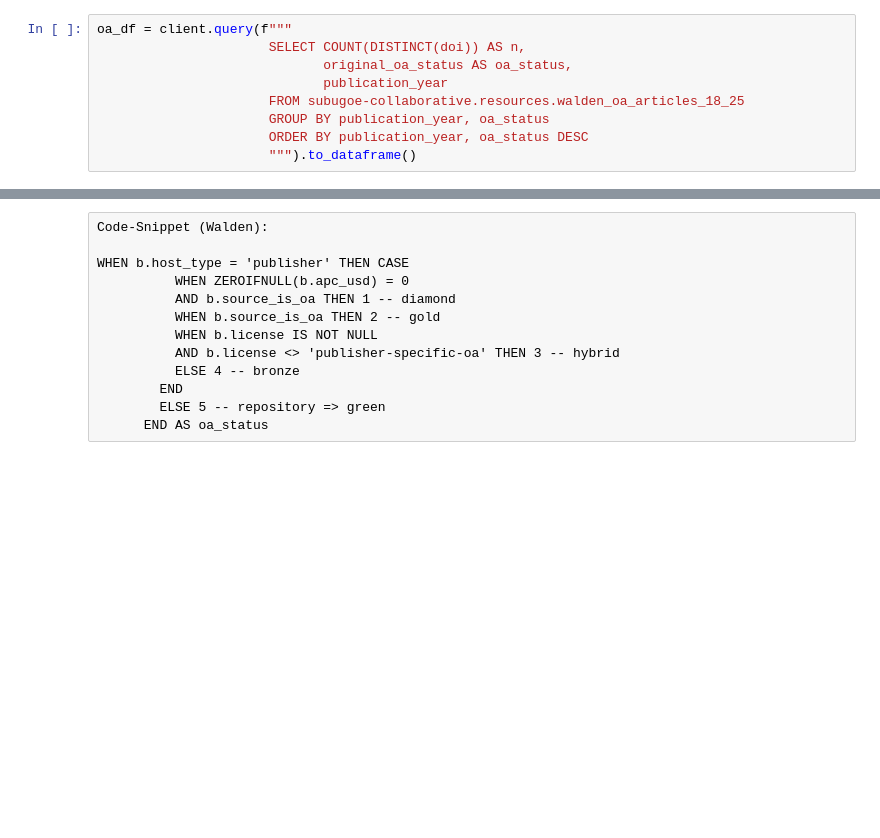
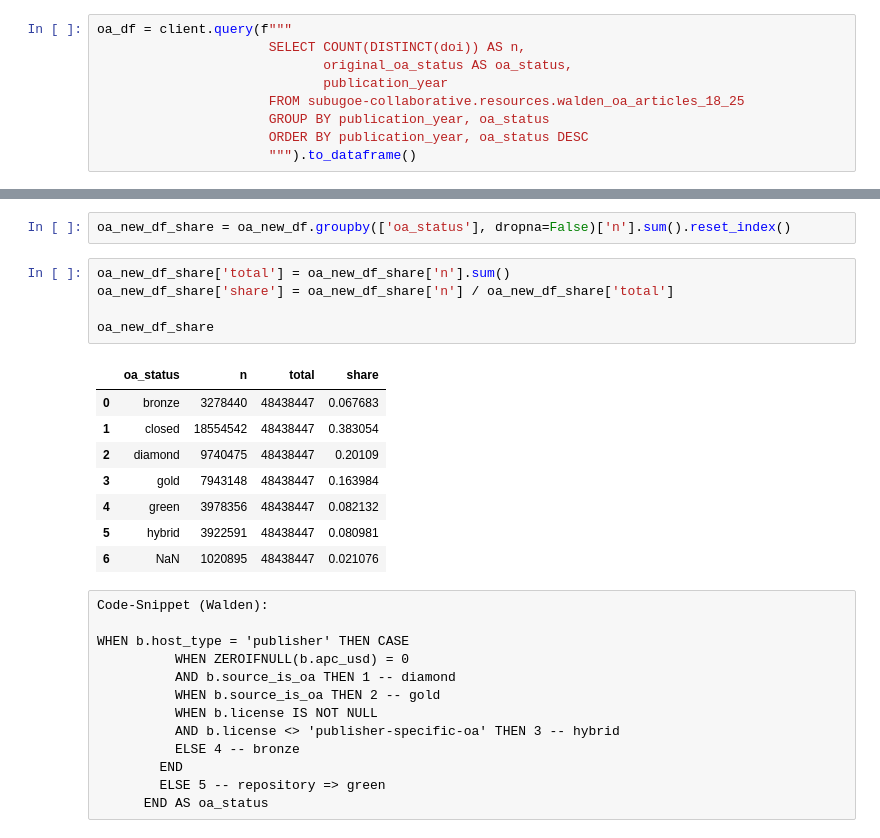
Before and after one commit to naustica/walden_oa, a Jupyter notebook: Codebook.ipynb, the cells around one changed output, grey strips where cells are left out. Saved outputs shown, nothing was run; the diff lists cells and outputs as text; blank space fills up the shorter version.

```diff
--- a/Codebook.ipynb
+++ b/Codebook.ipynb
@@ -203,3 +225,19 @@ calculate_changes(oa_df.groupby(['oa_status'])['n'].sum().reset_index(),
+# %%
+oa_new_df_share = oa_new_df.groupby(['oa_status'], dropna=False)['n'].sum().reset_index()
+# %%
+oa_new_df_share['total'] = oa_new_df_share['n'].sum()
+oa_new_df_share['share'] = oa_new_df_share['n'] / oa_new_df_share['total']
+
+oa_new_df_share
+# %% [output]
+|  | oa_status | n | total | share |
+| 0 | bronze | 3278440 | 48438447 | 0.067683 |
+| 1 | closed | 18554542 | 48438447 | 0.383054 |
+| 2 | diamond | 9740475 | 48438447 | 0.20109 |
+| 3 | gold | 7943148 | 48438447 | 0.163984 |
+| 4 | green | 3978356 | 48438447 | 0.082132 |
+| 5 | hybrid | 3922591 | 48438447 | 0.080981 |
+| 6 | NaN | 1020895 | 48438447 | 0.021076 |
 # %% [raw]
 Code-Snippet (Walden):
 
```
Also changed, not shown: parts of 17 cells of this notebook, 7 other files.
